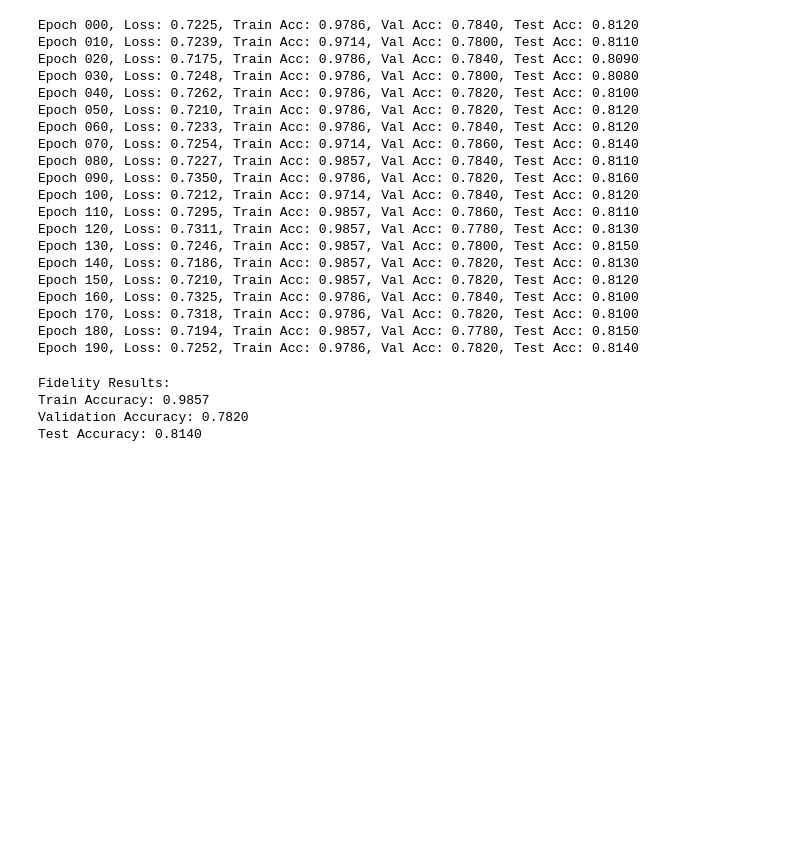
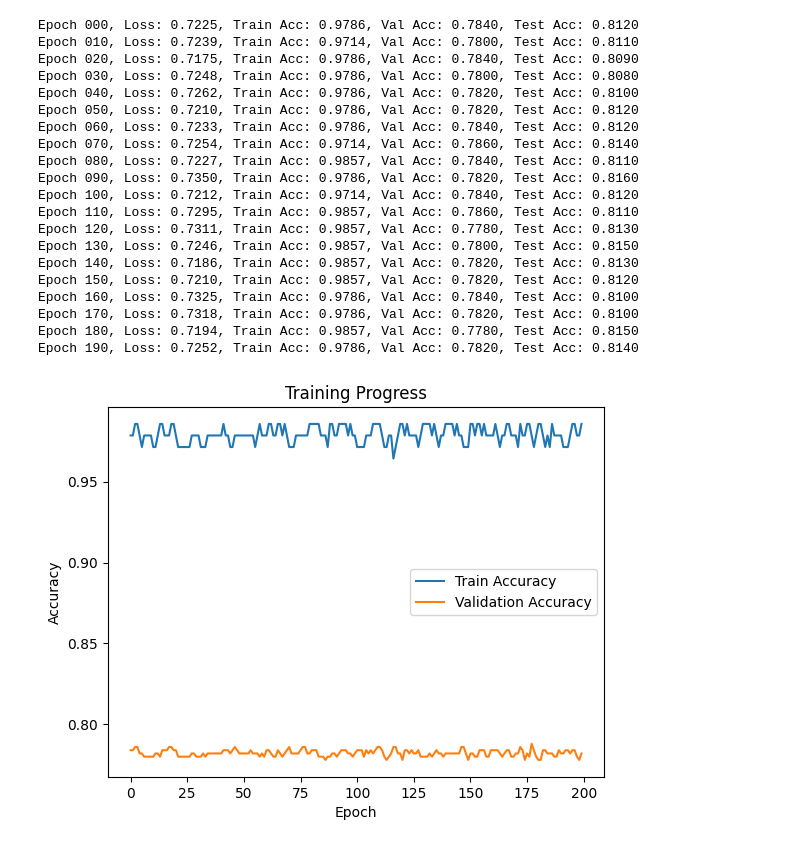
Before and after one commit to mahmud-sayed-alamin/GNN-Water-mark, a Jupyter notebook: GNN.ipynb, the cells around one changed output. Cells and saved outputs as stored; diff of their text form; code cells hidden in the pictures; blank space fills up the shorter version.

Commit message:
Add comparison graph

```diff
--- a/GNN.ipynb
+++ b/GNN.ipynb
@@ -99,0 +81,8 @@ def evaluate(data):
+# %%
+for epoch in range(200):
+    loss = train(data)
+    train_acc, val_acc, test_acc = test(data)
+
+    if epoch % 10 == 0:
+        print(f"Epoch: {epoch:03d}, Loss: {loss:.4f}, "
+              f"Train Acc: {train_acc:.4f}, Val Acc: {val_acc:.4f}, Test Acc: {test_acc:.4f}")
@@ -100 +110,23 @@ def evaluate(data):
+# %%
+def evaluate(data):
+    model.eval()  # Set the model to evaluation mode
+
+    # Forward pass to get predictions
+    with torch.no_grad():  # No gradients needed during evaluation
+        output = model(data.x, data.edge_index)
+
+    # Get predicted class for each node
+    predictions = output.argmax(dim=1)  # Pick the class with the highest probability
+
+    # Calculate accuracy for train, validation, and test sets
+    accuracies = {}
+    for mask_name, mask in [('Train', data.train_mask),
+                            ('Validation', data.val_mask),
+                            ('Test', data.test_mask)]:
+        correct = predictions[mask].eq(data.y[mask]).sum().item()  # Correct predictions
+        total = mask.sum().item()  # Total nodes in the mask
+        accuracy = correct / total
+        accuracies[mask_name] = accuracy
+
+    return accuracies
 # %%
@@ -151,2 +175,16 @@ def select_high_prob_nodes(data, model, target_label, num_trigger_nodes):
+# %%
+import matplotlib.pyplot as plt
+
+# Suppose you logged the losses and accuracies during training
+epochs = range(len(train_acc_list))  # List of epoch numbers
+plt.plot(epochs, train_acc_list, label="Train Accuracy")
+plt.plot(epochs, val_acc_list, label="Validation Accuracy")
+plt.xlabel("Epoch")
+plt.ylabel("Accuracy")
+plt.legend()
+plt.title("Training Progress")
+plt.show()
+# %% [output]
+[figure, added]
 # %%
 def generate_trigger_graph(data, model, num_trigger_nodes=10, target_label=0):
@@ -184,32 +230,3 @@ def train_with_watermark(data, trigger_graph, target_label):
     optimizer.step()
 
     return total_loss.item()
-# %%
-def evaluate_fidelity(data):
-    model.eval()  # Set the model to evaluation mode
-
-    # Forward pass on the clean graph
-    with torch.no_grad():
-        output = model(data.x, data.edge_index)
-
-    # Compute accuracy for train, validation, and test sets
-    accuracies = {}
-    for mask_name, mask in [('Train', data.train_mask),
-                            ('Validation', data.val_mask),
-                            ('Test', data.test_mask)]:
-        correct = output[mask].argmax(dim=1).eq(data.y[mask]).sum().item()
-        total = mask.sum().item()
-        accuracies[mask_name] = correct / total
-
-    return accuracies
-
-fidelity_results = evaluate_fidelity(data)
-print("Fidelity Results:")
-print(f"Train Accuracy: {fidelity_results['Train']:.4f}")
-print(f"Validation Accuracy: {fidelity_results['Validation']:.4f}")
-print(f"Test Accuracy: {fidelity_results['Test']:.4f}")
-# %% [output]
-Fidelity Results:
-Train Accuracy: 0.9857
-Validation Accuracy: 0.7820
-Test Accuracy: 0.8140
```
Also changed, not shown: parts of 10 cells of this notebook.
